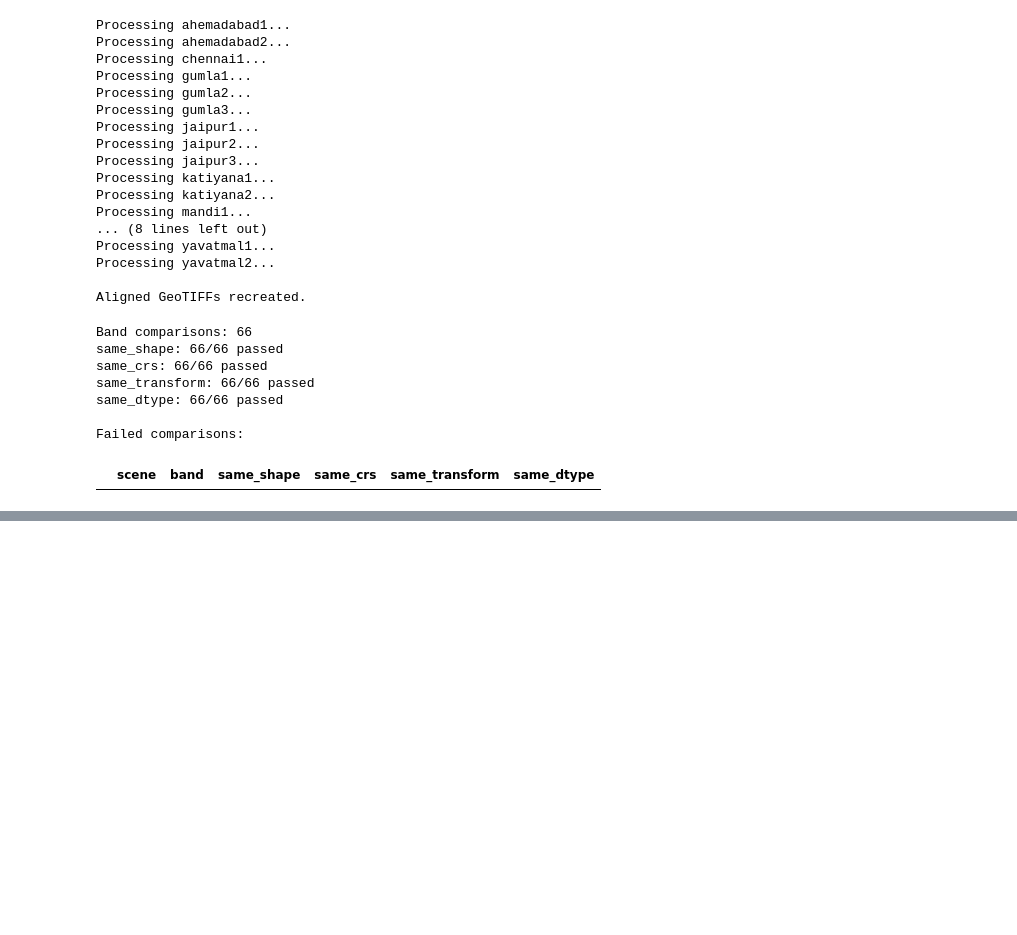
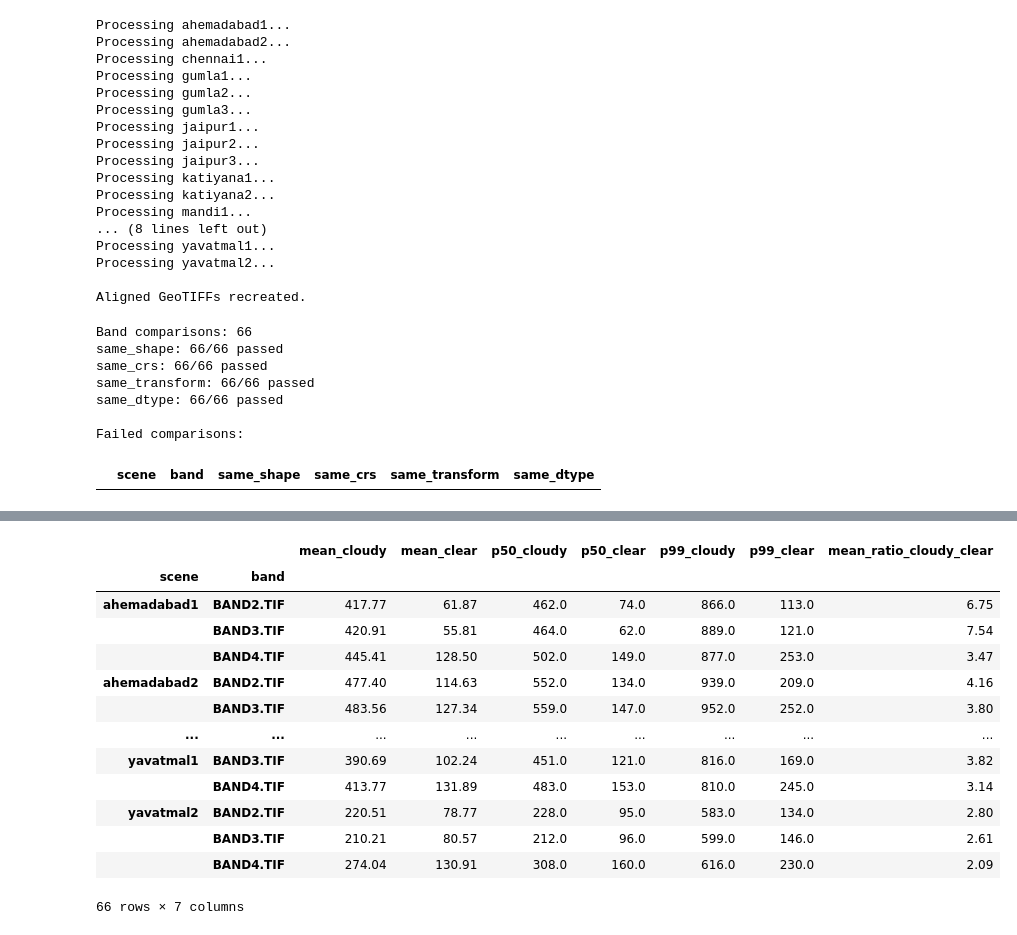
Before and after one commit to Mouryagna/Generative-AI-Based-Cloud-Removal-and-Reconstruction-for-LISS-IV-Satellite-Imagery, a Jupyter notebook: notebooks/data_configuration.ipynb, the cells around one changed output, grey strips where cells are left out. Saved outputs shown, nothing was run; the diff lists cells and outputs as text; code cells hidden in the pictures; blank space fills up the shorter version.

```diff
--- a/notebooks/data_configuration.ipynb
+++ b/notebooks/data_configuration.ipynb
@@ -802,0 +898,45 @@ Failed comparisons:
+# %%
+comparison = radiometric_df.pivot(
+    index=["scene", "band"],
+    columns="image_type",
+    values=["mean", "std", "p01", "p50", "p99"]
+)
+
+comparison.columns = [
+    f"{stat}_{image_type}"
+    for stat, image_type in comparison.columns
+]
+
+comparison["mean_ratio_cloudy_clear"] = (
+    comparison["mean_cloudy"] /
+    comparison["mean_clear"].replace(0, np.nan)
+)
+
+display(
+    comparison[
+        [
+            "mean_cloudy",
+            "mean_clear",
+            "p50_cloudy",
+            "p50_clear",
+            "p99_cloudy",
+            "p99_clear",
+            "mean_ratio_cloudy_clear"
+        ]
+    ].round(2)
+)
+# %% [output]
+|  |  | mean_cloudy | mean_clear | p50_cloudy | p50_clear | p99_cloudy | p99_clear | mean_ratio_cloudy_clear |
+| scene | band |  |  |  |  |  |  |  |
+| ahemadabad1 | BAND2.TIF | 417.77 | 61.87 | 462.0 | 74.0 | 866.0 | 113.0 | 6.75 |
+|  | BAND3.TIF | 420.91 | 55.81 | 464.0 | 62.0 | 889.0 | 121.0 | 7.54 |
+|  | BAND4.TIF | 445.41 | 128.50 | 502.0 | 149.0 | 877.0 | 253.0 | 3.47 |
+| ahemadabad2 | BAND2.TIF | 477.40 | 114.63 | 552.0 | 134.0 | 939.0 | 209.0 | 4.16 |
+|  | BAND3.TIF | 483.56 | 127.34 | 559.0 | 147.0 | 952.0 | 252.0 | 3.80 |
+| ... | ... | ... | ... | ... | ... | ... | ... | ... |
+| yavatmal1 | BAND3.TIF | 390.69 | 102.24 | 451.0 | 121.0 | 816.0 | 169.0 | 3.82 |
+|  | BAND4.TIF | 413.77 | 131.89 | 483.0 | 153.0 | 810.0 | 245.0 | 3.14 |
+| yavatmal2 | BAND2.TIF | 220.51 | 78.77 | 228.0 | 95.0 | 583.0 | 134.0 | 2.80 |
+|  | BAND3.TIF | 210.21 | 80.57 | 212.0 | 96.0 | 599.0 | 146.0 | 2.61 |
+|  | BAND4.TIF | 274.04 | 130.91 | 308.0 | 160.0 | 616.0 | 230.0 | 2.09 |
+66 rows × 7 columns
```
Also changed, not shown: parts of 6 cells of this notebook, 1 other file.
